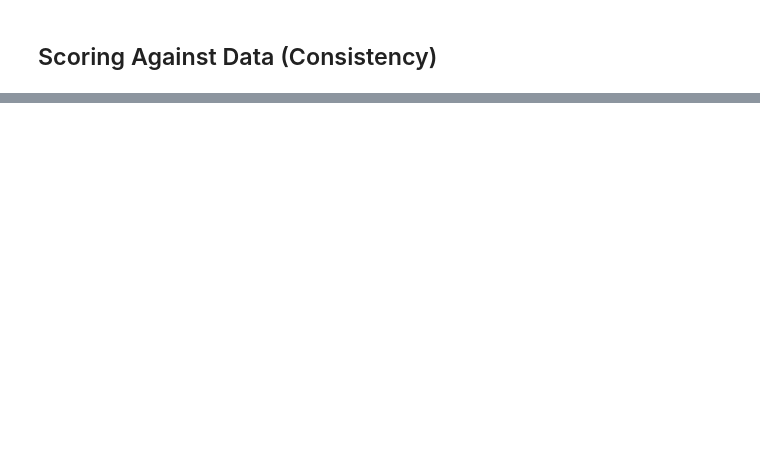
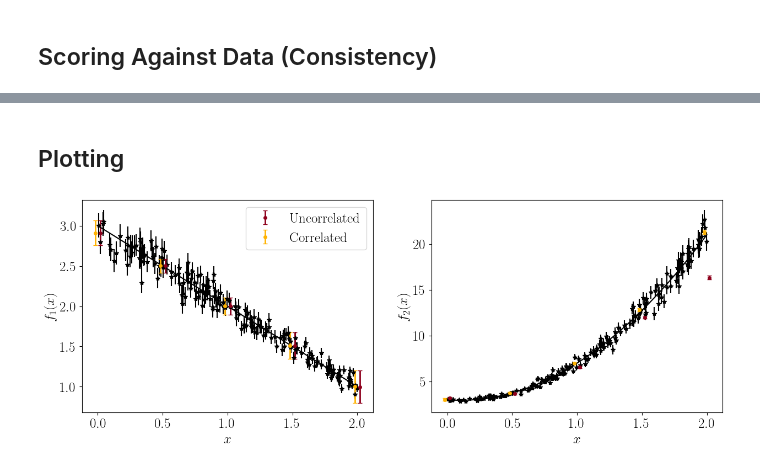
Before and after one commit to matmartinelli/CoRe, a Jupyter notebook: DEMO-Binning.ipynb, the cells around one changed output, grey strips where cells are left out. Drawn from its saved outputs; the diff is of its cells as text; code cells hidden in the pictures; blank space fills up the shorter version.

```diff
--- a/DEMO-Binning.ipynb
+++ b/DEMO-Binning.ipynb
@@ -484,0 +603,11 @@ DOF:        200
+# %%
+dataset_2 = dataset.copy()
+dataset_2 = dataset_2[['x','f2','f2_err']].rename(columns={'f2': 'f','f2_err': 'f_err'})
+covmat_2.columns = ['f_'+str(i) for i in range(len(covmat_2.columns))]
+covmat_2.index   = ['f_'+str(i) for i in range(len(covmat_2.columns))]
+
+bin_engine = BinnedCalculator(dataset_2,covmat_2,method='FLAT')
+means,joint_cov = bin_engine.reconstruct(x_recon,fiducial=theory_func_1['f'])
+
+reconstructions['Func2'] = {'Functions': means,
+                            'Covmat': joint_cov}
@@ -484,0 +616,41 @@ DOF:        200
+# %%
+dataset = dataset.drop(columns=['r(f1,f2)'])
+
+bin_engine = BinnedCalculator(dataset,covmat,method='FLAT')
+means,joint_cov = bin_engine.reconstruct(x_recon,fiducial=[theory_func_1['f'],theory_func_2['f']])
+
+reconstructions['Correlated'] = {'Functions': means,
+                                 'Covmat': joint_cov}
+# %% [markdown]
+## Plotting
+# %%
+xplot = np.linspace(0.01,2.,100)
+xshift = 0.02
+
+fig,axes = plt.subplots(nrows=1,ncols=2,sharey=False,sharex=True,figsize=(15,5))
+axes[0].errorbar(dataset['x'],dataset['f1'],yerr=dataset['f1_err'],color='black',ls='',marker='*')
+df =  reconstructions['Func1']['Functions']
+axes[0].errorbar(df['x']+xshift,df['f'],yerr=df['f_err'],ls='',color=red,alpha=1,
+                 fmt='o',ms=4,capsize=3,elinewidth=2.0,label='Uncorrelated')
+df =  reconstructions['Correlated']['Functions']
+axes[0].errorbar(df['x']-xshift,df['f1'],yerr=df['f1_err'],ls='',color=yellow,alpha=1,
+                 fmt='o',ms=4,capsize=3,elinewidth=2.0,label='Correlated')
+axes[0].plot(xplot,theory_func_1['f'](xplot),color='black')
+axes[0].set_xlabel(r'$x$')
+axes[0].set_ylabel(r'$f_1(x)$')
+axes[0].legend(loc='best')
+
+
+
+df =  reconstructions['Func2']['Functions']
+axes[1].errorbar(dataset['x'],dataset['f2'],yerr=dataset['f2_err'],color='black',ls='',marker='*')
+axes[1].errorbar(df['x']+xshift,df['f'],yerr=df['f_err'],ls='',color=red,alpha=1,
+                 fmt='o',ms=4,capsize=3,elinewidth=2.0,label='Uncorrelated')
+df =  reconstructions['Correlated']['Functions']
+axes[1].errorbar(df['x']-xshift,df['f2'],yerr=df['f2_err'],ls='',color=yellow,alpha=1,
+                 fmt='o',ms=4,capsize=3,elinewidth=2.0,label='Correlated')
+axes[1].plot(xplot,theory_func_2['f'](xplot),color='black')
+axes[1].set_xlabel(r'$x$')
+axes[1].set_ylabel(r'$f_2(x)$');
+# %% [output]
+[figure, added]
```
Also changed, not shown: parts of 29 cells of this notebook, 19 other files.
